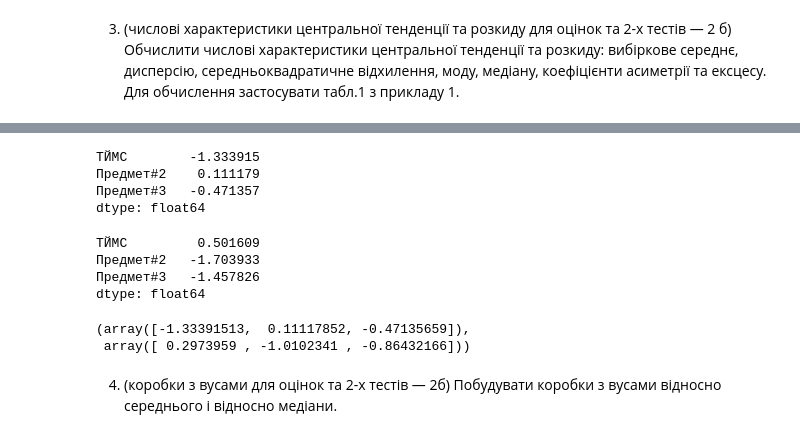
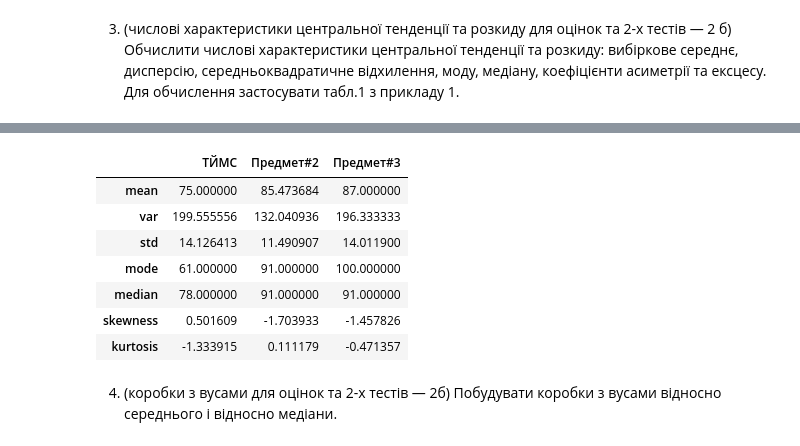
Before and after one commit to EddieKro/Data-Analysis, a Jupyter notebook: projects/poll/PM4_EDA.ipynb, the cells around one changed output, grey strips where cells are left out. Saved outputs shown, nothing was run; the diff lists cells and outputs as text; code cells hidden in the pictures.

Commit message:
median fixed, prettyprint added

```diff
--- a/projects/poll/PM4_EDA.ipynb
+++ b/projects/poll/PM4_EDA.ipynb
@@ -259,22 +238,15 @@ dtype: int64
-# %%
-magic.kurtosis(marks)
-# %% [output]
-ТЙМС        -1.333915
-Предмет#2    0.111179
-Предмет#3   -0.471357
-dtype: float64
-# %%
-magic.skewness(marks)
-# %% [output]
-ТЙМС         0.501609
-Предмет#2   -1.703933
-Предмет#3   -1.457826
-dtype: float64
-# %%
-stats.kurtosis(marks),stats.skew(marks)
-# %% [output]
-(array([-1.33391513,  0.11117852, -0.47135659]),
- array([ 0.2973959 , -1.0102341 , -0.86432166]))
+# %%
+pd.DataFrame([magic.mean(marks),magic.variance(marks),magic.stddev(marks),magic.mode(marks),magic.median(marks),magic.skewness(marks),magic.kurtosis(marks)],
+             index=['mean','var','std','mode','median','skewness','kurtosis'])
+# %% [output]
+|  | ТЙМС | Предмет#2 | Предмет#3 |
+| mean | 75.000000 | 85.473684 | 87.000000 |
+| var | 199.555556 | 132.040936 | 196.333333 |
+| std | 14.126413 | 11.490907 | 14.011900 |
+| mode | 61.000000 | 91.000000 | 100.000000 |
+| median | 78.000000 | 91.000000 | 91.000000 |
+| skewness | 0.501609 | -1.703933 | -1.457826 |
+| kurtosis | -1.333915 | 0.111179 | -0.471357 |
 # %% [markdown]
 4. (коробки з вусами для оцінок та 2-х тестів — 2б) Побудувати коробки з вусами відносно середнього і відносно медіани.
 # %%
```
Also changed, not shown: parts of 3 cells of this notebook, 1 other file.
